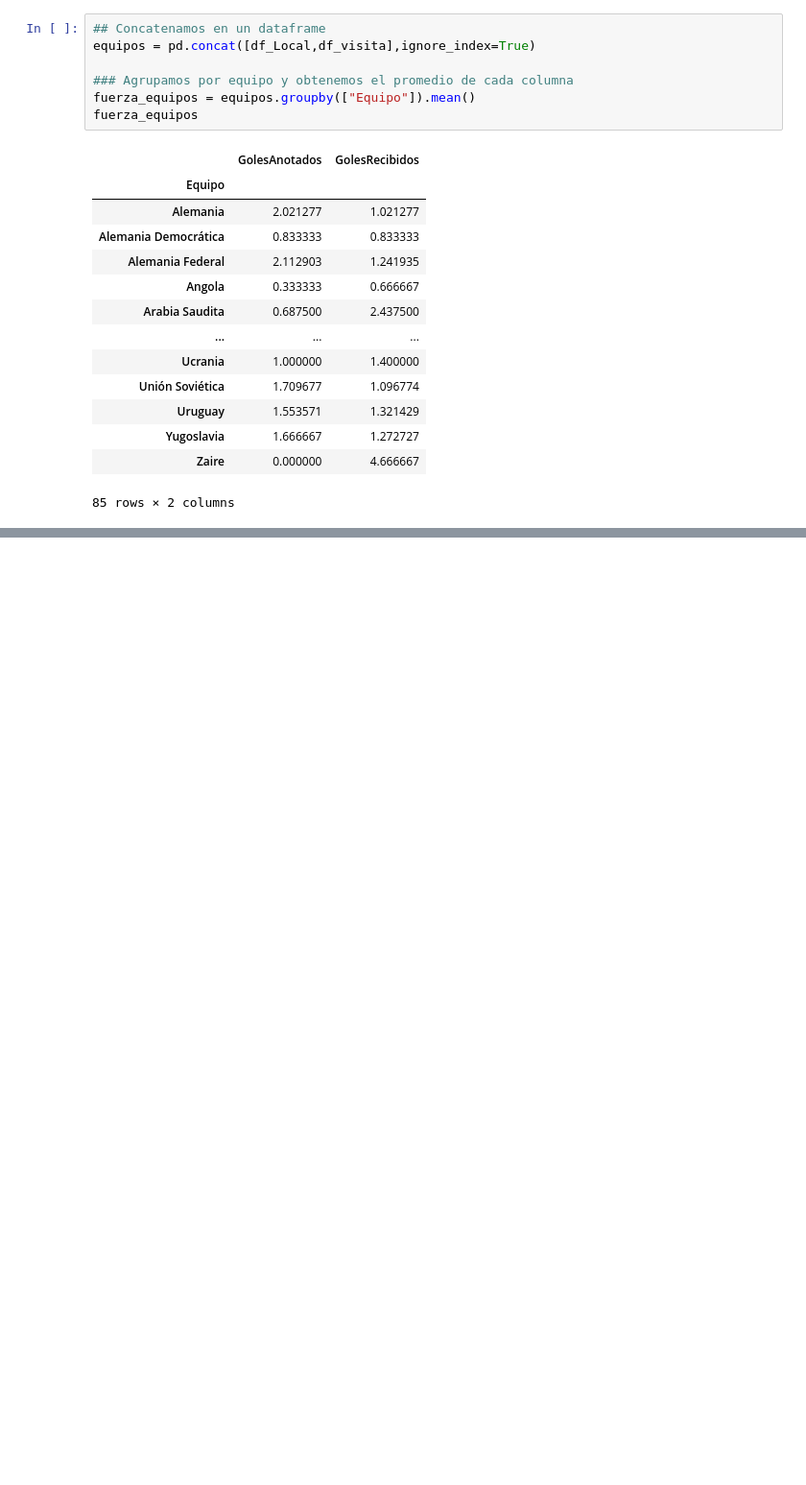
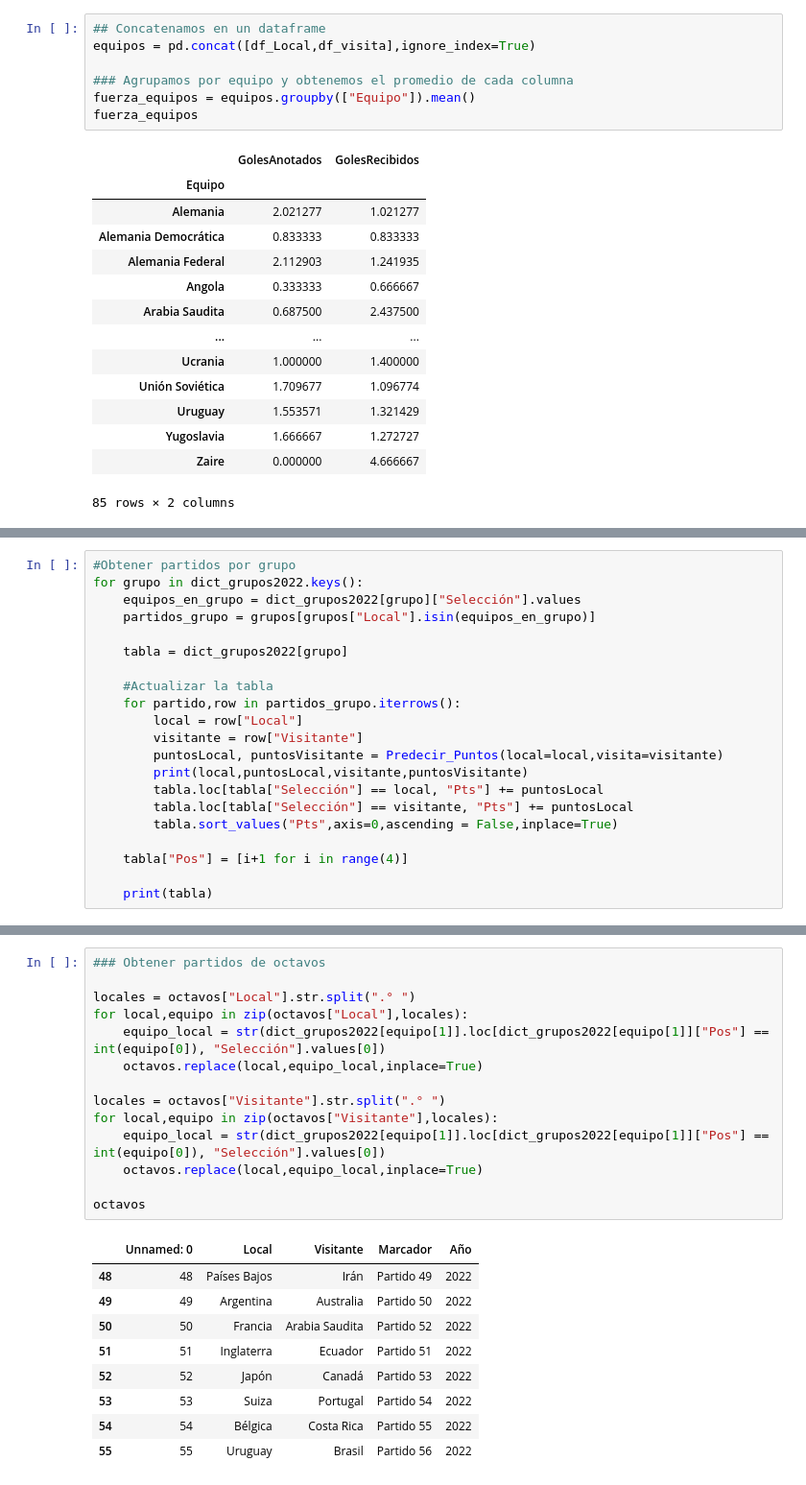
Before and after one commit to AntoMB3/FIFA-WorldCup-Analyst, a Jupyter notebook: ModeloDePrediccion.ipynb, the cells around one changed output, grey strips where cells are left out. Shown at 96% size. Saved outputs shown, nothing was run; the diff lists cells and outputs as text; blank space fills up the shorter version.

```diff
--- a/ModeloDePrediccion.ipynb
+++ b/ModeloDePrediccion.ipynb
@@ -140,0 +214,21 @@ Predecir_Puntos("Portugal","Uruguay")
+# %%
+#Obtener partidos por grupo
+for grupo in dict_grupos2022.keys():
+    equipos_en_grupo = dict_grupos2022[grupo]["Selección"].values
+    partidos_grupo = grupos[grupos["Local"].isin(equipos_en_grupo)]
+
+    tabla = dict_grupos2022[grupo]
+
+    #Actualizar la tabla
+    for partido,row in partidos_grupo.iterrows():
+        local = row["Local"]
+        visitante = row["Visitante"]
+        puntosLocal, puntosVisitante = Predecir_Puntos(local=local,visita=visitante)
+        print(local,puntosLocal,visitante,puntosVisitante)
+        tabla.loc[tabla["Selección"] == local, "Pts"] += puntosLocal
+        tabla.loc[tabla["Selección"] == visitante, "Pts"] += puntosLocal
+        tabla.sort_values("Pts",axis=0,ascending = False,inplace=True)
+
+    tabla["Pos"] = [i+1 for i in range(4)]
+
+    print(tabla)
@@ -140,0 +270,24 @@ Predecir_Puntos("Portugal","Uruguay")
+# %%
+### Obtener partidos de octavos
+
+locales = octavos["Local"].str.split(".° ")
+for local,equipo in zip(octavos["Local"],locales):
+    equipo_local = str(dict_grupos2022[equipo[1]].loc[dict_grupos2022[equipo[1]]["Pos"] == int(equipo[0]), "Selección"].values[0])
+    octavos.replace(local,equipo_local,inplace=True)
+
+locales = octavos["Visitante"].str.split(".° ")
+for local,equipo in zip(octavos["Visitante"],locales):
+    equipo_local = str(dict_grupos2022[equipo[1]].loc[dict_grupos2022[equipo[1]]["Pos"] == int(equipo[0]), "Selección"].values[0])
+    octavos.replace(local,equipo_local,inplace=True)
+
+octavos
+# %% [output]
+|  | Unnamed: 0 | Local | Visitante | Marcador | Año |
+| 48 | 48 | Países Bajos | Irán | Partido 49 | 2022 |
+| 49 | 49 | Argentina | Australia | Partido 50 | 2022 |
+| 50 | 50 | Francia | Arabia Saudita | Partido 52 | 2022 |
+| 51 | 51 | Inglaterra | Ecuador | Partido 51 | 2022 |
+| 52 | 52 | Japón | Canadá | Partido 53 | 2022 |
+| 53 | 53 | Suiza | Portugal | Partido 54 | 2022 |
+| 54 | 54 | Bélgica | Costa Rica | Partido 55 | 2022 |
+| 55 | 55 | Uruguay | Brasil | Partido 56 | 2022 |
```
Also changed, not shown: parts of 15 cells of this notebook, 7 other files.
